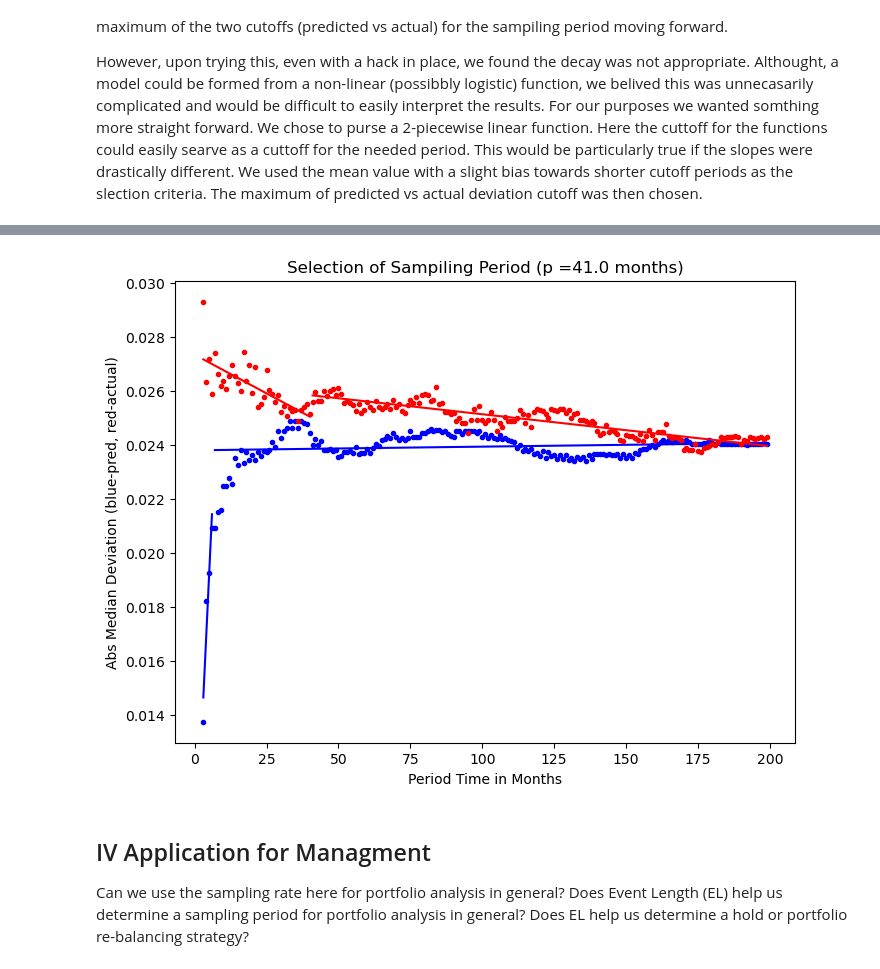
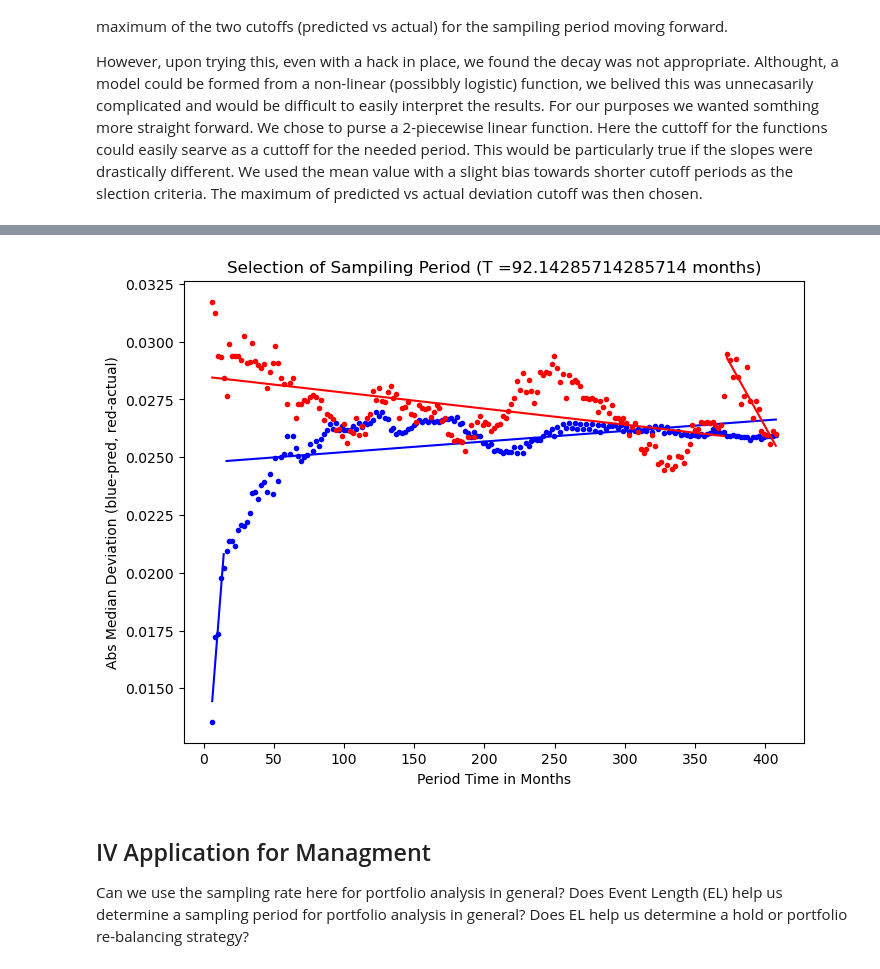
Before and after one commit to Rtasseff/condor_test, a Jupyter notebook: project/202407_marketTrends.ipynb, the cells around one changed output, grey strips where cells are left out. Cells and saved outputs as stored; diff of their text form; code cells hidden in the pictures.

Commit message:
corrected all code, final assessment WF complete, main changes to samp freq and samp period, still need to assess text from section 4 to end

```diff
--- a/project/202407_marketTrends.ipynb
+++ b/project/202407_marketTrends.ipynb
@@ -1063,6 +1062,37 @@ def calcRunningDev(x,periodMin,periodMax,predHor):
 
     return devPred, devAct, periods
 
+def trendConv(x1, x2, period=12, pCutoff = .1):
+    """Here we determine if and when two trends
+    converge in the sense that over a given period
+    they are not statistically different.
+    the wilcoxon signed-rank test is used
+    to make this determination.
+    We note that lack of rejecting the null hypothisis
+    is not equivlant to accepting the null,
+    but given that the stats are compared over tests on
+    sample data that represents the same variable
+    and the same number of observations,
+    we aregue that it is at least reasnable to determine
+    when value are relativly similar.
+    """
+    # if no convergance is found set defulat returns
+    p = 1
+    time = 0
+
+    n = len(x1) # x1 and x2 must be same length
+
+    inds = np.arange(0,period-1,1) # first set of values to test
+
+    for i in range(0,n-period,period):
+        wstat = wilcoxon(x1[inds+i],x2[inds+i])
+        p = wstat.pvalue
+        time = i + .5*period
+        if  p > pCutoff: break
+
+    return time, p
+
+
 def doubleLinearFunc(x,y):
     rsqBest = 0
     indBest = 0
@@ -1083,7 +1113,7 @@ def doubleLinearFunc(x,y):
         X2 = add_constant(x2.reshape(-1, 1))
         ic2, rsqAdj2, yHat2, model2 = run_model(X2,y2)
         rsq = (rsqAdj1 + rsqAdj2)/2
-        criteria = rsq * (1 - .1*(i/n))
+        criteria = rsq * (1 - 0.0*(i/n))
         if criteria > criteriaBest:
             criteriaBest = criteria
             rsqBest = rsq
@@ -1149,14 +1179,39 @@ def expDecayHackFun(x,y):
 
     return rsqAdj, yHat, model
 
+# data
 y = sp500_history['Adj Close**'].to_numpy()
+
 # monthly returns
-wkdys = 21
-returns = np.array([])
-for i in range(0,len(y)-wkdys,wkdys):
-    returns = np.append(returns,returnFunc(y[i],y[i+wkdys]))
+nothing, returns = calcReturns(y, period= dinm)
 
+# sampe freq
+inds = np.arange(0,len(returns),delta_sf)
+returns = returns[inds]
+step2month = 43.0/21.0
+
+
+# get price changes
 devPred, devAct, periods = calcRunningDev(returns,3,200,6)
+
+# correction factor for step to months
+periods = periods*step2month
+
+# first look for convergance
+time,p = trendConv(devPred, devAct, period = 6, pCutoff=.1)
+
+# correction factor for time to months
+time = time*step2month
+
+print('Test for Convergance')
+if time > 1:
+    print('- Did Converge')
+else:
+    print('- Did NOT Converge')
+
+print('- time = '+str(time))
+print('- p = '+str(p))
+
 
 # fit to modified decay function
 #rsqAdjPred, yHatPred, modelPred = expDecayHackFun(periods,devPred)
@@ -1165,14 +1220,19 @@ devPred, devAct, periods = calcRunningDev(returns,3,200,6)
 x1Pred, yHat1Pred, x2Pred, yHat2Pred, rsqPred, cutoffPred = doubleLinearFunc(periods,devPred)
 x1Act, yHat1Act, x2Act, yHat2Act, rsqAct, cutoffAct = doubleLinearFunc(periods,devAct)
 
-print('Pred')
-print(rsqPred)
-print(cutoffPred)
-print('Act')
-print(rsqAct)
-print(cutoffAct)
+print('')
+print('Test for Break')
+print('- Pred')
+print('-- rsq = '+str(rsqPred))
+print('-- time = '+str(cutoffPred))
+print('- Act')
+print('-- rsq = '+str(rsqAct))
+print('-- time = '+str(cutoffAct))
 
-cutoff = np.max([cutoffAct,cutoffPred])
+if time > 1:
+    T = time
+else:
+    T = np.max([cutoffAct,cutoffPred])
 
 
 plt.figure(figsize=(8, 6))
@@ -1182,10 +1242,8 @@ plt.plot(x2Pred,yHat2Pred,color='blue')
 plt.plot(periods,devAct,'.',color='red')
 plt.plot(x1Act,yHat1Act,color='red')
 plt.plot(x2Act,yHat2Act,color='red')
-
-
 plt.xlabel('Period Time in Months')
 plt.ylabel('Abs Median Deviation (blue-pred, red-actual)')
-plt.title('Selection of Sampiling Period (p ='+str(cutoff)+' months)')
+plt.title('Selection of Sampiling Period (T ='+str(T)+' months)')
 plt.show()
 # %% [output]
@@ -1198,4 +1262,4 @@ Act
-[figure, old version]
+[figure, new version]
 # %% [markdown]
 ## IV Application for Managment
 Can we use the sampling rate here for portfolio analysis in general?
```
Also changed, not shown: parts of 6 cells of this notebook.
